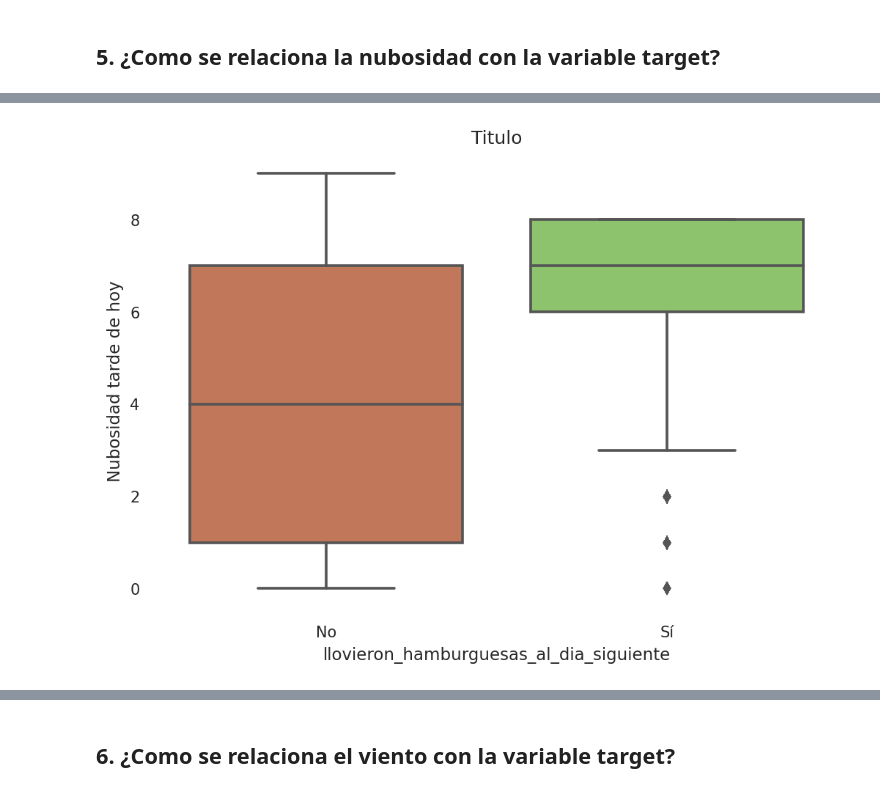
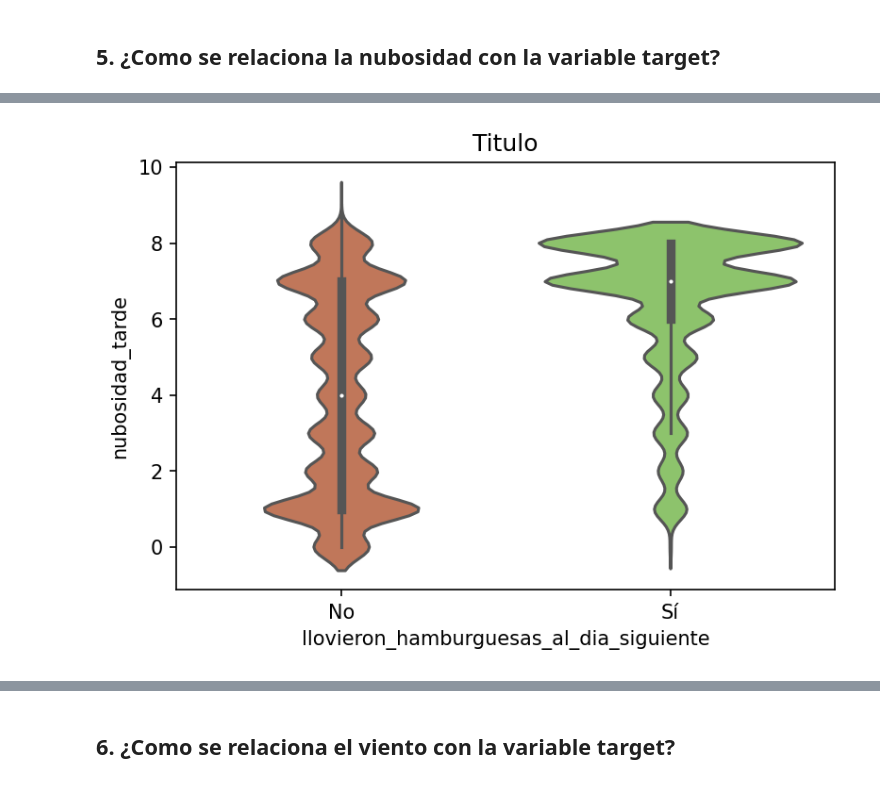
Before and after one commit to aflouret/lluvia-de-hamburguesas, a Jupyter notebook: tp.ipynb, the cells around one changed output, grey strips where cells are left out. Cells and saved outputs as stored; diff of their text form; code cells hidden in the pictures.

```diff
--- a/tp.ipynb
+++ b/tp.ipynb
@@ -368,16 +377,15 @@ Nos proponemos visualizar como afecta la nubosidad de la tarde a la posible lluv
 # %%
 plt.figure(dpi=150)
 plt.title("Titulo")
-sns.boxplot(
+sns.violinplot(
     data=df,
 
     y='nubosidad_tarde',
     x='llovieron_hamburguesas_al_dia_siguiente',
     palette=['#D17049', "#89D15E"],
 )
-plt.ylabel("Nubosidad tarde de hoy")
 plt.xticks([False, True], ["No", "Sí"])
 plt.show()
 # %% [output]
-[figure, old version]
+[figure, new version]
 # %% [markdown]
```
Also changed, not shown: parts of 34 cells of this notebook.
